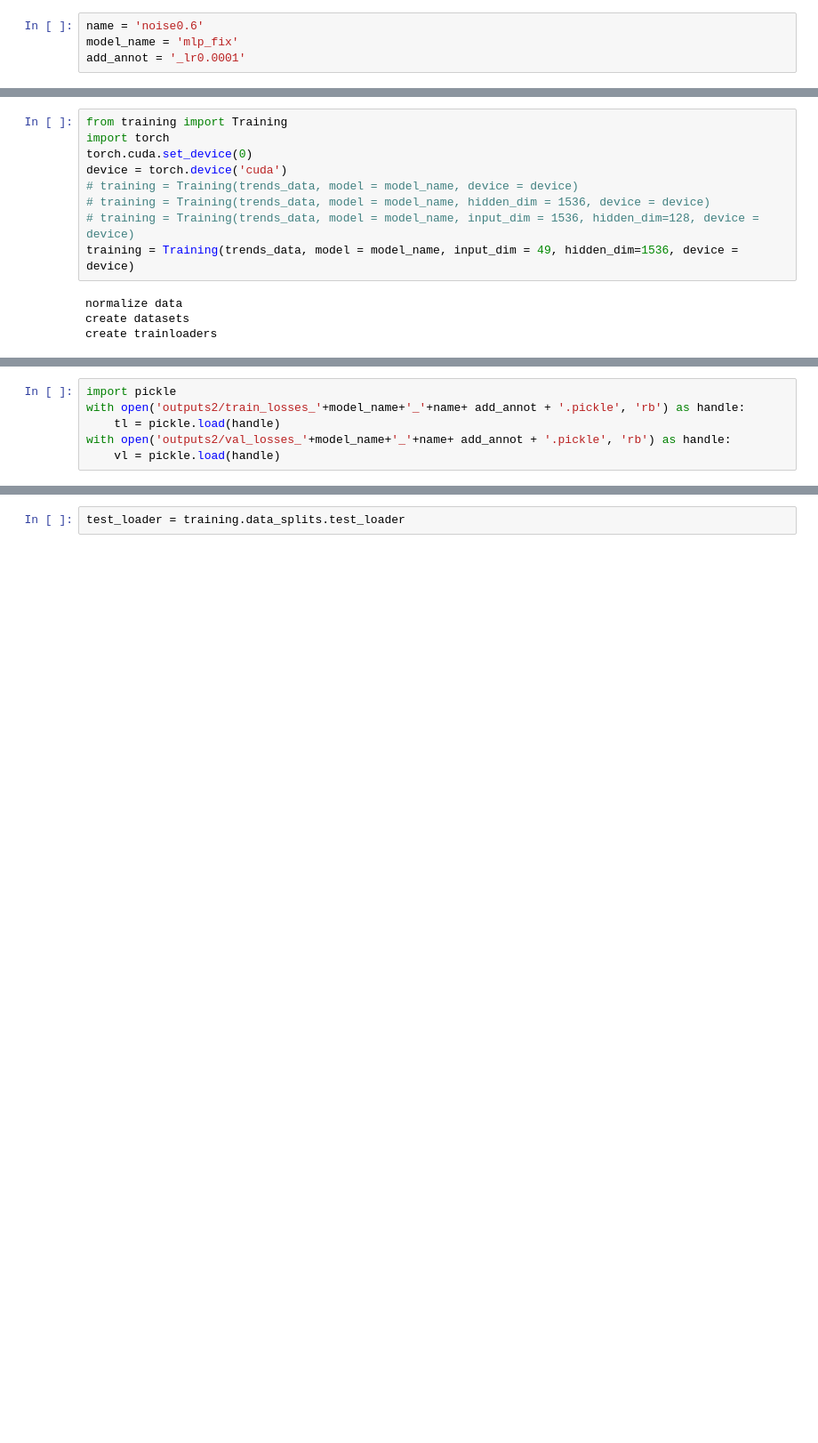
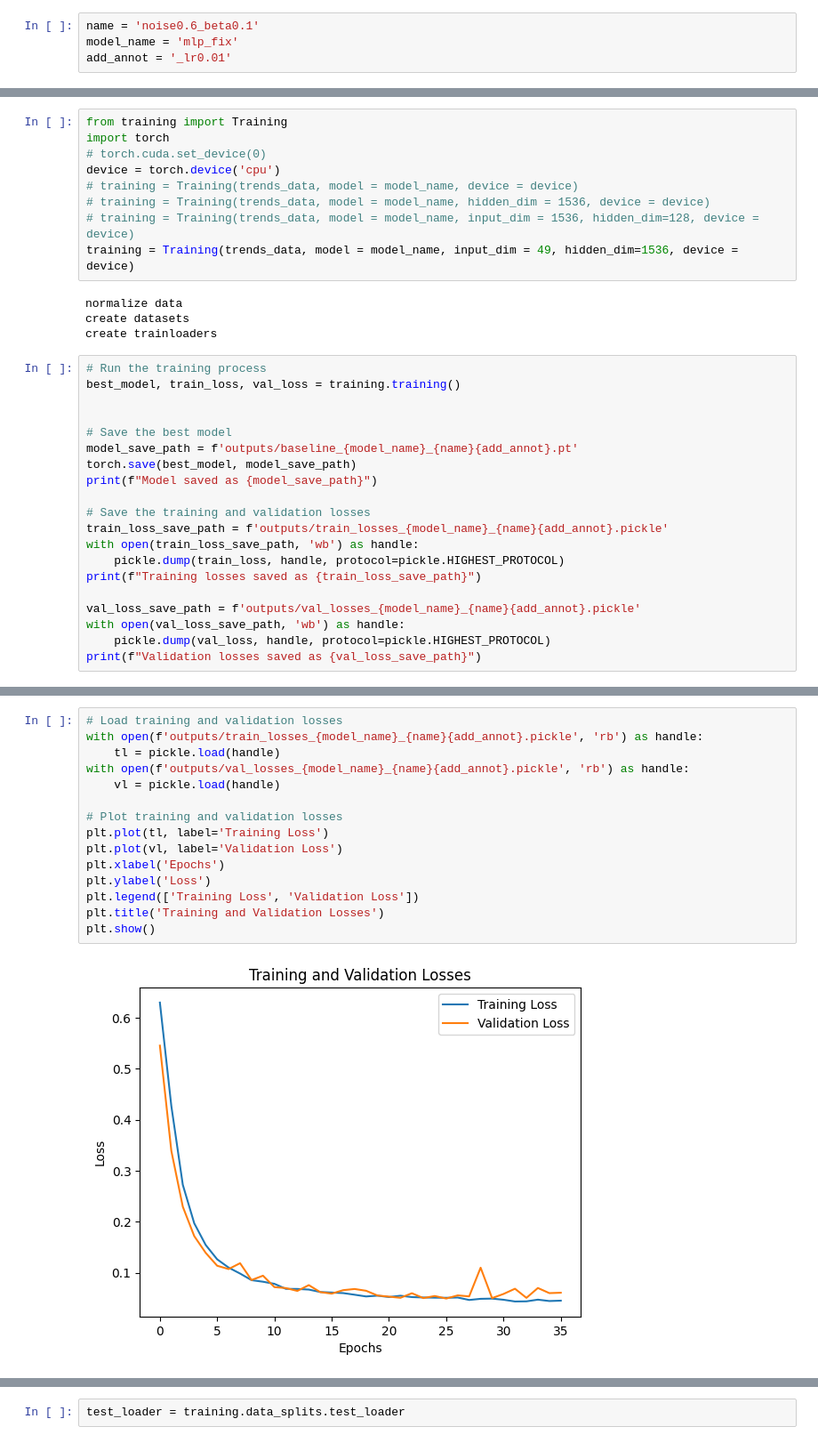
Before and after one commit to jp4147/trend-analysis, a Jupyter notebook: experiment.ipynb, the cells around one changed output, grey strips where cells are left out. Shown: that part at 89% size. Drawn from its saved outputs; the diff is of its cells as text; blank space fills up the shorter version.

```diff
--- a/experiment.ipynb
+++ b/experiment.ipynb
@@ -162,9 +260,9 @@ max_len
 # %% [markdown]
 # model training/evaluation
 # %%
-name = 'noise0.6'
+name = 'noise0.6_beta0.1'
 model_name = 'mlp_fix'
-add_annot = '_lr0.0001'
+add_annot = '_lr0.01'
 # %%
 import pickle
 with open('datasets/'+name+'.pickle','rb') as handle:
@@ -172,8 +270,8 @@ with open('datasets/'+name+'.pickle','rb') as handle:
 # %%
 from training import Training
 import torch
-torch.cuda.set_device(0)
-device = torch.device('cuda')
+# torch.cuda.set_device(0)
+device = torch.device('cpu')
 # training = Training(trends_data, model = model_name, device = device)
 # training = Training(trends_data, model = model_name, hidden_dim = 1536, device = device)
 # training = Training(trends_data, model = model_name, input_dim = 1536, hidden_dim=128, device = device)
@@ -182,3 +280,23 @@ training = Training(trends_data, model = model_name, input_dim = 49, hidden_dim=
 normalize data
 create datasets
 create trainloaders
+# %%
+# Run the training process
+best_model, train_loss, val_loss = training.training()
+
+
+# Save the best model
+model_save_path = f'outputs/baseline_{model_name}_{name}{add_annot}.pt'
+torch.save(best_model, model_save_path)
+print(f"Model saved as {model_save_path}")
+
+# Save the training and validation losses
+train_loss_save_path = f'outputs/train_losses_{model_name}_{name}{add_annot}.pickle'
+with open(train_loss_save_path, 'wb') as handle:
+    pickle.dump(train_loss, handle, protocol=pickle.HIGHEST_PROTOCOL)
+print(f"Training losses saved as {train_loss_save_path}")
+
+val_loss_save_path = f'outputs/val_losses_{model_name}_{name}{add_annot}.pickle'
+with open(val_loss_save_path, 'wb') as handle:
+    pickle.dump(val_loss, handle, protocol=pickle.HIGHEST_PROTOCOL)
+print(f"Validation losses saved as {val_loss_save_path}")
@@ -185,6 +321,17 @@ create trainloaders
 # %%
-import pickle
-with open('outputs2/train_losses_'+model_name+'_'+name+ add_annot + '.pickle', 'rb') as handle:
+# Load training and validation losses
+with open(f'outputs/train_losses_{model_name}_{name}{add_annot}.pickle', 'rb') as handle:
     tl = pickle.load(handle)
-with open('outputs2/val_losses_'+model_name+'_'+name+ add_annot + '.pickle', 'rb') as handle:
+with open(f'outputs/val_losses_{model_name}_{name}{add_annot}.pickle', 'rb') as handle:
     vl = pickle.load(handle)
+
+# Plot training and validation losses
+plt.plot(tl, label='Training Loss')
+plt.plot(vl, label='Validation Loss')
+plt.xlabel('Epochs')
+plt.ylabel('Loss')
+plt.legend(['Training Loss', 'Validation Loss'])
+plt.title('Training and Validation Losses')
+plt.show()
+# %% [output]
+[figure, added]
```
Also changed, not shown: parts of 19 cells of this notebook, 28 other files.
